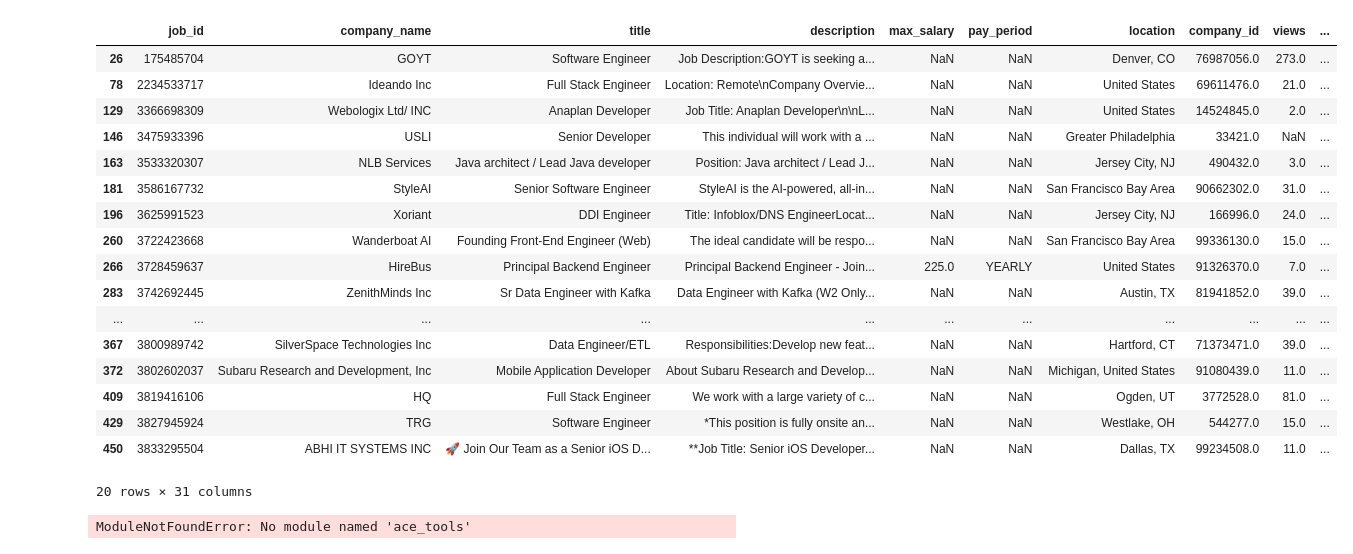
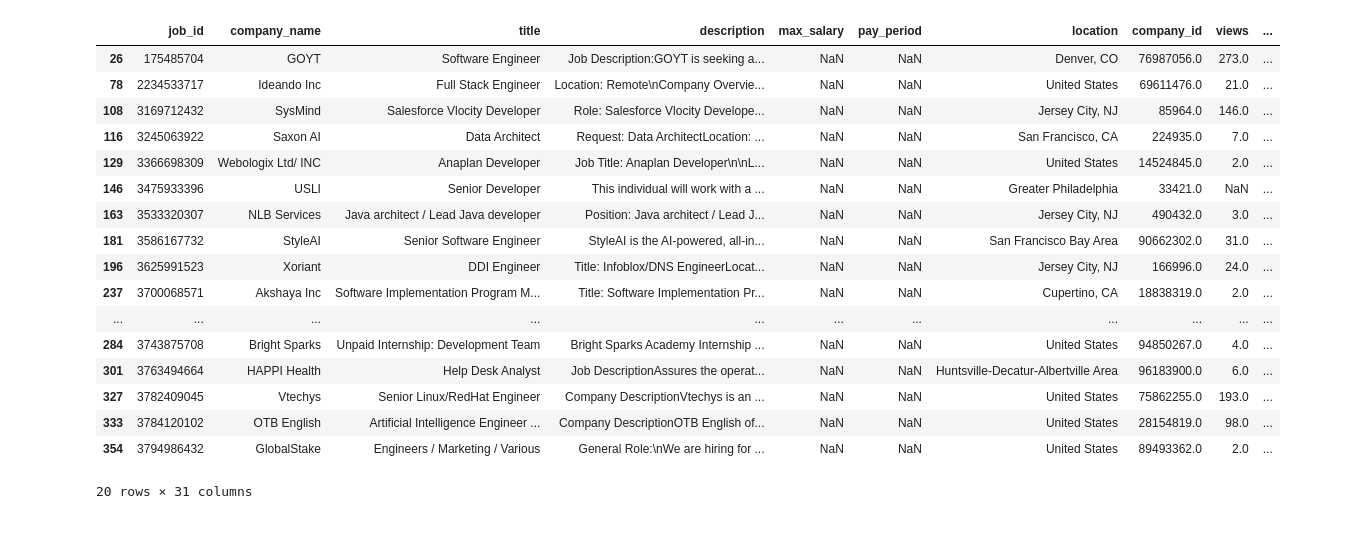
Before and after one commit to nghiax4/JobPostingAnalysis, a Jupyter notebook: Minh/main.ipynb, the cells around one changed output. Cells and saved outputs as stored; diff of their text form; code cells hidden in the pictures.

```diff
--- a/Minh/main.ipynb
+++ b/Minh/main.ipynb
@@ -13,75 +13,53 @@ import re
 
 # Define a list of programming languages, removing "Go" and ensuring accurate matches
 programming_languages = [
     "Python", "Java", "JavaScript", "C\\+\\+", "C#", "Ruby", "Swift", "Kotlin",
     "Rust", "PHP", "TypeScript", "Scala", "Perl", "Haskell", "Lua",
-    "Dart", "Objective-C", "MATLAB",
+    "Dart", "Objective-C", "MATLAB", "HTML", "CSS", "SQL", "NoSQL", "MongoDB", "MySQL", "PostgreSQL",
+    "React", "Angular", "Vue", "Node.js", "Express", "Flask", "Django", "Spring", "Ruby on Rails",
+    "TensorFlow", "PyTorch", "Keras", "Scikit-learn", "Pandas", "NumPy", "SciPy", "Matplotlib",
+    "Kubernetes", "Docker", "Jenkins", "Travis CI", "GitLab CI", "GitLab", "GitHub", "Git",
+    "AWS", "Azure", "Google Cloud", "GCP", "Heroku", "DigitalOcean", "Firebase", "Netlify",
+    "Linux", "Unix", "Windows", "macOS", "iOS", "Android", "Raspberry Pi", "Arduino", "ESP32",
+    "REST", "GraphQL", "gRPC", "SOAP", "WebSockets", "OAuth", "JWT", "OpenID", "SAML",
+    "Agile", "Scrum", "Kanban", "XP", "Pair Programming", "TDD", "BDD", "CI/CD",
 ]
 
 # Define additional tech-related keywords
 tech_keywords = [
     "data science", "data analytics", 'machine learning', 'deep learning', 'artificial intelligence', "frontend", 'backend', 'git', 'api', 'apis', 'json', 'sdk', 'developer'
 ]
 
 # Combine programming languages and tech-related keywords
 combined_keywords = programming_languages + tech_keywords
 
 # Convert the combined list into a regex pattern ensuring whole-word matches
 pattern = r"\b(?:{})\b".format("|".join(combined_keywords))
 
 # Count matches in title and description
 df["match_count"] = df["title"].str.count(pattern, flags=re.IGNORECASE).fillna(0) + \
                     df["description"].str.count(pattern, flags=re.IGNORECASE).fillna(0)
 
 # Filter jobs that match at least 2 of the combined keywords
 tech_postings = df[df["match_count"] >= 3].drop(columns=["match_count"])
 
 tech_postings.head(20)
 # %% [output]
 |  | job_id | company_name | title | description | max_salary | pay_period | location | company_id | views | ... |
 | 26 | 175485704 | GOYT | Software Engineer | Job Description:GOYT is seeking a... | NaN | NaN | Denver, CO | 76987056.0 | 273.0 | ... |
 | 78 | 2234533717 | Ideando Inc | Full Stack Engineer | Location: Remote\nCompany Overvie... | NaN | NaN | United States | 69611476.0 | 21.0 | ... |
+| 108 | 3169712432 | SysMind | Salesforce Vlocity Developer | Role: Salesforce Vlocity Develope... | NaN | NaN | Jersey City, NJ | 85964.0 | 146.0 | ... |
+| 116 | 3245063922 | Saxon AI | Data Architect | Request: Data ArchitectLocation: ... | NaN | NaN | San Francisco, CA | 224935.0 | 7.0 | ... |
 | 129 | 3366698309 | Webologix Ltd/ INC | Anaplan Developer | Job Title: Anaplan Developer\n\nL... | NaN | NaN | United States | 14524845.0 | 2.0 | ... |
 | 146 | 3475933396 | USLI | Senior Developer | This individual will work with a ... | NaN | NaN | Greater Philadelphia | 33421.0 | NaN | ... |
 | 163 | 3533320307 | NLB Services | Java architect / Lead Java developer | Position: Java architect / Lead J... | NaN | NaN | Jersey City, NJ | 490432.0 | 3.0 | ... |
 | 181 | 3586167732 | StyleAI | Senior Software Engineer | StyleAI is the AI-powered, all-in... | NaN | NaN | San Francisco Bay Area | 90662302.0 | 31.0 | ... |
 | 196 | 3625991523 | Xoriant | DDI Engineer | Title: Infoblox/DNS EngineerLocat... | NaN | NaN | Jersey City, NJ | 166996.0 | 24.0 | ... |
-| 260 | 3722423668 | Wanderboat AI | Founding Front-End Engineer (Web) | The ideal candidate will be respo... | NaN | NaN | San Francisco Bay Area | 99336130.0 | 15.0 | ... |
-| 266 | 3728459637 | HireBus | Principal Backend Engineer | Principal Backend Engineer - Join... | 225.0 | YEARLY | United States | 91326370.0 | 7.0 | ... |
-| 283 | 3742692445 | ZenithMinds Inc | Sr Data Engineer with Kafka | Data Engineer with Kafka (W2 Only... | NaN | NaN | Austin, TX | 81941852.0 | 39.0 | ... |
+| 237 | 3700068571 | Akshaya Inc | Software Implementation Program M... | Title: Software Implementation Pr... | NaN | NaN | Cupertino, CA | 18838319.0 | 2.0 | ... |
 | ... | ... | ... | ... | ... | ... | ... | ... | ... | ... | ... |
-| 367 | 3800989742 | SilverSpace Technologies Inc | Data Engineer/ETL | Responsibilities:Develop new feat... | NaN | NaN | Hartford, CT | 71373471.0 | 39.0 | ... |
-| 372 | 3802602037 | Subaru Research and Development, Inc | Mobile Application Developer | About Subaru Research and Develop... | NaN | NaN | Michigan, United States | 91080439.0 | 11.0 | ... |
-| 409 | 3819416106 | HQ | Full Stack Engineer | We work with a large variety of c... | NaN | NaN | Ogden, UT | 3772528.0 | 81.0 | ... |
-| 429 | 3827945924 | TRG | Software Engineer | *This position is fully onsite an... | NaN | NaN | Westlake, OH | 544277.0 | 15.0 | ... |
-| 450 | 3833295504 | ABHI IT SYSTEMS INC | 🚀 Join Our Team as a Senior iOS D... | **Job Title: Senior iOS Developer... | NaN | NaN | Dallas, TX | 99234508.0 | 11.0 | ... |
+| 284 | 3743875708 | Bright Sparks | Unpaid Internship: Development Team | Bright Sparks Academy Internship ... | NaN | NaN | United States | 94850267.0 | 4.0 | ... |
+| 301 | 3763494664 | HAPPI Health | Help Desk Analyst | Job DescriptionAssures the operat... | NaN | NaN | Huntsville-Decatur-Albertville Area | 96183900.0 | 6.0 | ... |
+| 327 | 3782409045 | Vtechys | Senior Linux/RedHat Engineer | Company DescriptionVtechys is an ... | NaN | NaN | United States | 75862255.0 | 193.0 | ... |
+| 333 | 3784120102 | OTB English | Artificial Intelligence Engineer ... | Company DescriptionOTB English of... | NaN | NaN | United States | 28154819.0 | 98.0 | ... |
+| 354 | 3794986432 | GlobalStake | Engineers / Marketing / Various | General Role:\nWe are hiring for ... | NaN | NaN | United States | 89493362.0 | 2.0 | ... |
 20 rows × 31 columns
-# %%
-# Combine 'description' and 'skills_desc' columns
-tech_postings["combined_text"] = tech_postings["description"].fillna("") + " " + tech_postings["skills_desc"].fillna("")
-
-# Function to clean and tokenize text
-def tokenize(text):
-    text = re.sub(r"[^a-zA-Z0-9\s]", "", text)  # Remove special characters
-    words = text.lower().split()  # Convert to lowercase and split
-    return words
-
-# Flatten the list of words from all tech descriptions
-all_words = []
-for text in tech_postings["combined_text"].dropna():
-    all_words.extend(tokenize(text))
-
-# Count occurrences of each word
-word_counts = Counter(all_words)
-
-# Get the top 20 most common words (potential skills)
-top_20_skills = word_counts.most_common(20)
-
-# Convert to DataFrame for better readability
-top_20_df = pd.DataFrame(top_20_skills, columns=["Skill", "Count"])
-
-# Display the top skills
-import ace_tools as tools
-tools.display_dataframe_to_user(name="Top 20 Tech Skills", dataframe=top_20_df)
-# %% [output]
-ModuleNotFoundError: No module named 'ace_tools'
```
Also changed, not shown: parts of 1 cell of this notebook.
